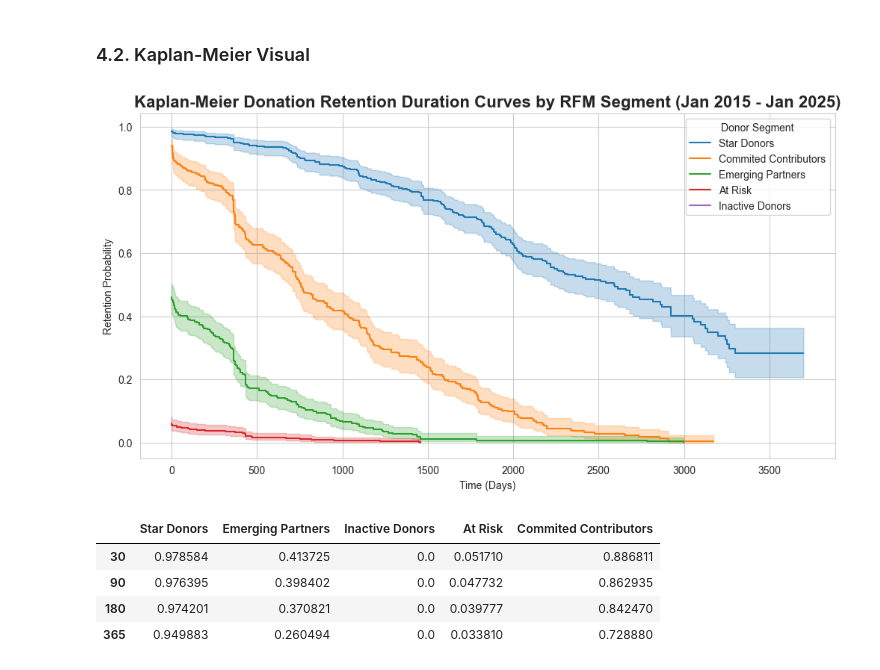
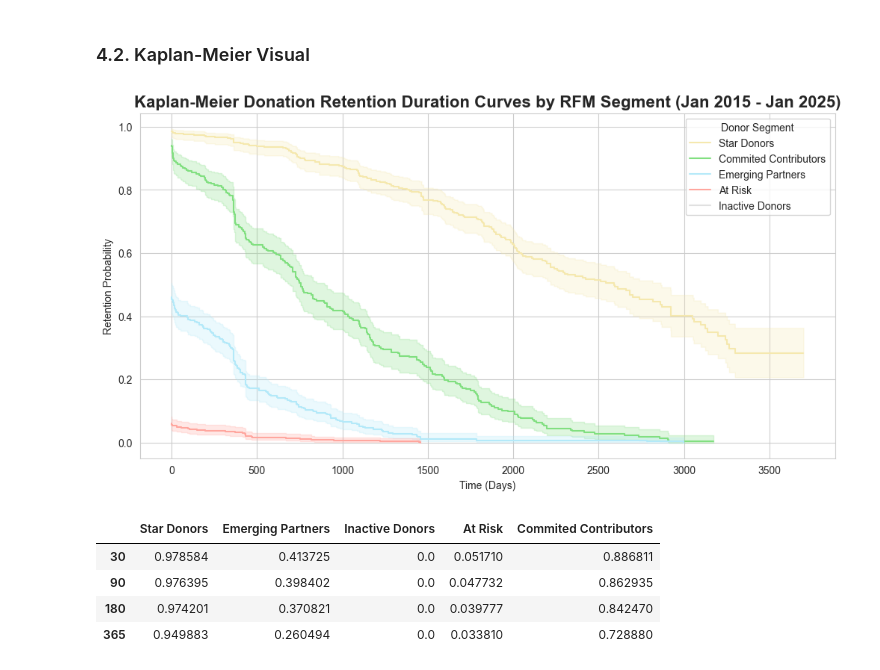
Before and after one commit to uyen-nguyen-190304/BRDC_Cow, a Jupyter notebook: Time_Series_Survival_Analysis.ipynb, the cells around one changed output. Cells and saved outputs as stored; diff of their text form; code cells hidden in the pictures.

```diff
--- a/Time_Series_Survival_Analysis.ipynb
+++ b/Time_Series_Survival_Analysis.ipynb
@@ -263,25 +277,34 @@ df_survival['Churned'] = ((observation_end - df_survival['Last_Donation_Date']).
 # Specify the desired order of segments in the legend
 custom_order = ['Star Donors', 'Commited Contributors', 'Emerging Partners', 'At Risk', 'Inactive Donors']
 # %%
+# Define custom colors for each segment
+segment_colors = {
+    'Star Donors': '#f5e8ae',  # Star: f5e8ae
+    'Commited Contributors': '#81df80',  # Commit: 81df80
+    'Emerging Partners': '#b3e9f9',  # Emerging: b3e9f9
+    'At Risk': '#ffa69e',  # At risk: ffa69e
+    'Inactive Donors': '#e0e0e0'  # Inactive: e0e0e0
+}
+
 # Initialize Kaplan-Meier estimator
 kmf = KaplanMeierFitter()
 
 # Plot survival curves for each segment
 plt.figure(figsize=(12, 6))
 for segment in custom_order:
     segment_data = df_survival[df_survival['Segment'] == segment]
     kmf.fit(segment_data['Duration'], event_observed=segment_data['Churned'], label=segment)
-    kmf.plot_survival_function()
+    kmf.plot_survival_function(color=segment_colors[segment])
 
 sns.set_style("whitegrid")
 plt.title('Kaplan-Meier Donation Retention Duration Curves by RFM Segment (Jan 2015 - Jan 2025)', fontsize=16, weight='bold')
 plt.xlabel('Time (Days)')
 plt.ylabel('Retention Probability')
 plt.legend(title = 'Donor Segment')
 plt.grid(True)
 plt.show()
 # %% [output]
-[figure, old version]
+[figure, new version]
 # %%
 # Extract survival probabilities for each segment
 summary = {}
```
Also changed, not shown: parts of 5 cells of this notebook.
